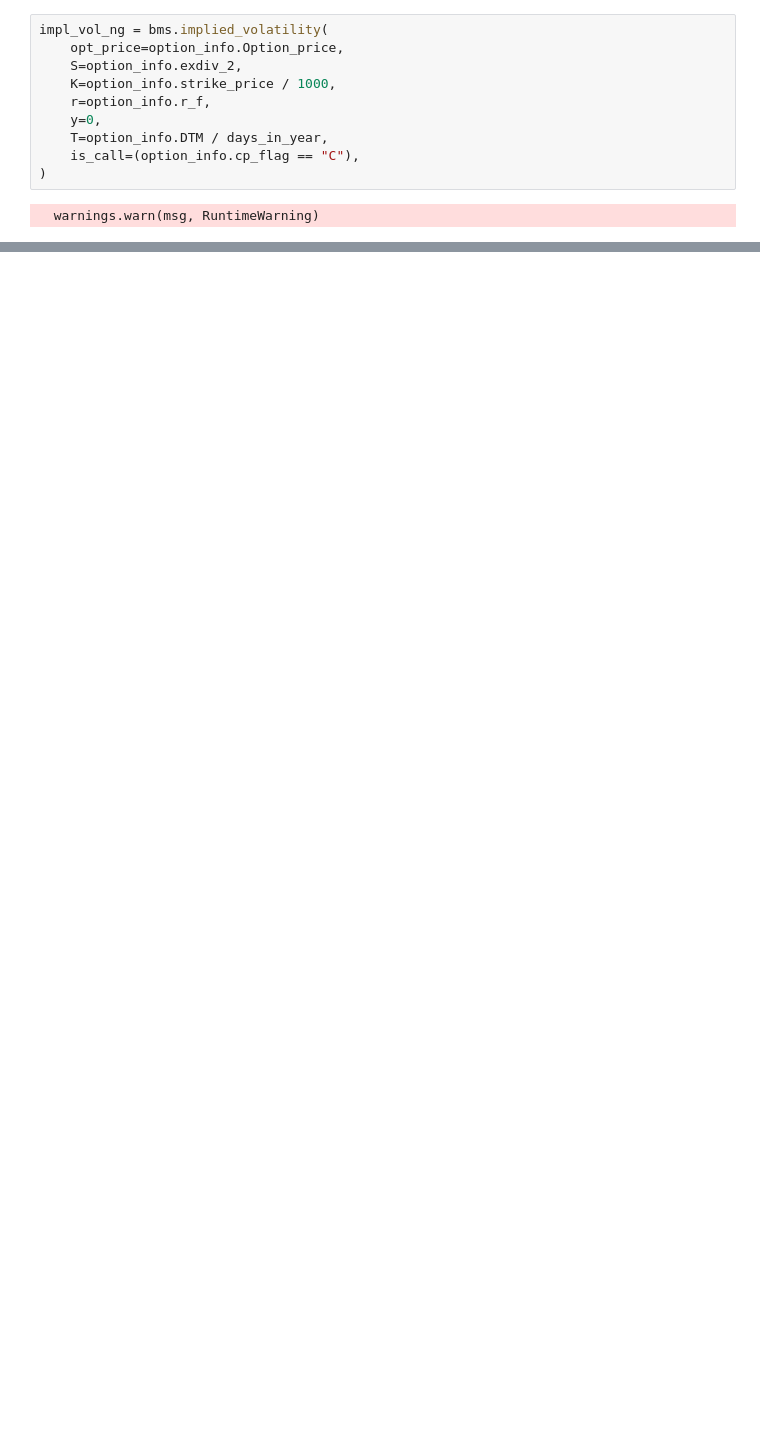
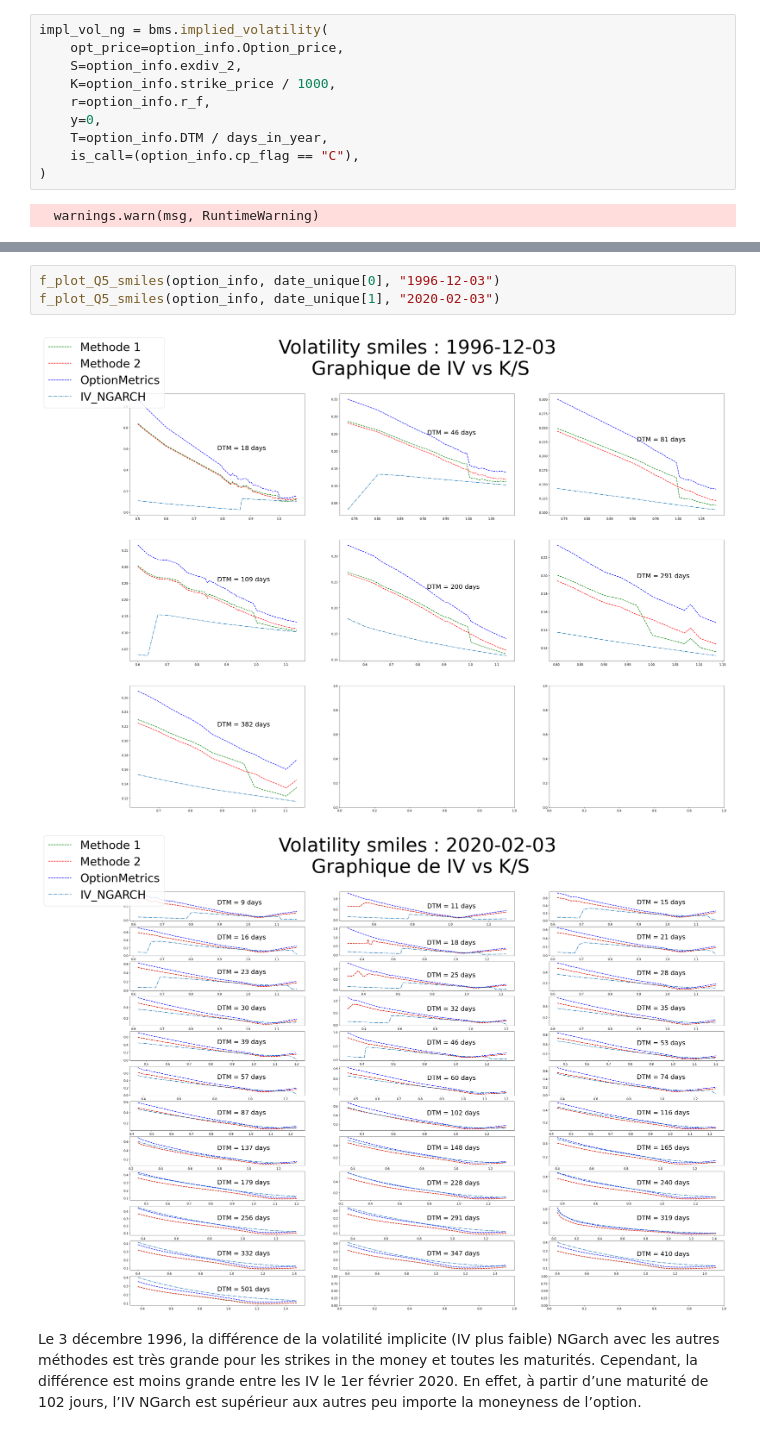
Before and after one commit to widelc/TP2_PD, a Jupyter notebook: assignment2.ipynb, the cells around one changed output, grey strips where cells are left out. Saved outputs shown, nothing was run; the diff lists cells and outputs as text; blank space fills up the shorter version.

```diff
--- a/assignment2.ipynb
+++ b/assignment2.ipynb
@@ -370 +340,9 @@ option_info[
 10785 rows × 8 columns
+# %%
+f_plot_Q5_smiles(option_info, date_unique[0], "1996-12-03")
+f_plot_Q5_smiles(option_info, date_unique[1], "2020-02-03")
+# %% [output]
+[figure, added]
+[figure, added]
+# %% [markdown]
+Le 3 décembre 1996, la différence de la volatilité implicite (IV plus faible) NGarch avec les autres méthodes est très grande pour les strikes in the money et toutes les maturités.  Cependant, la différence est moins grande entre les IV le 1er février 2020. En effet, à partir d’une maturité de 102 jours, l’IV NGarch est supérieur aux autres peu importe la moneyness de l’option.
```
Also changed, not shown: parts of 9 cells of this notebook.
